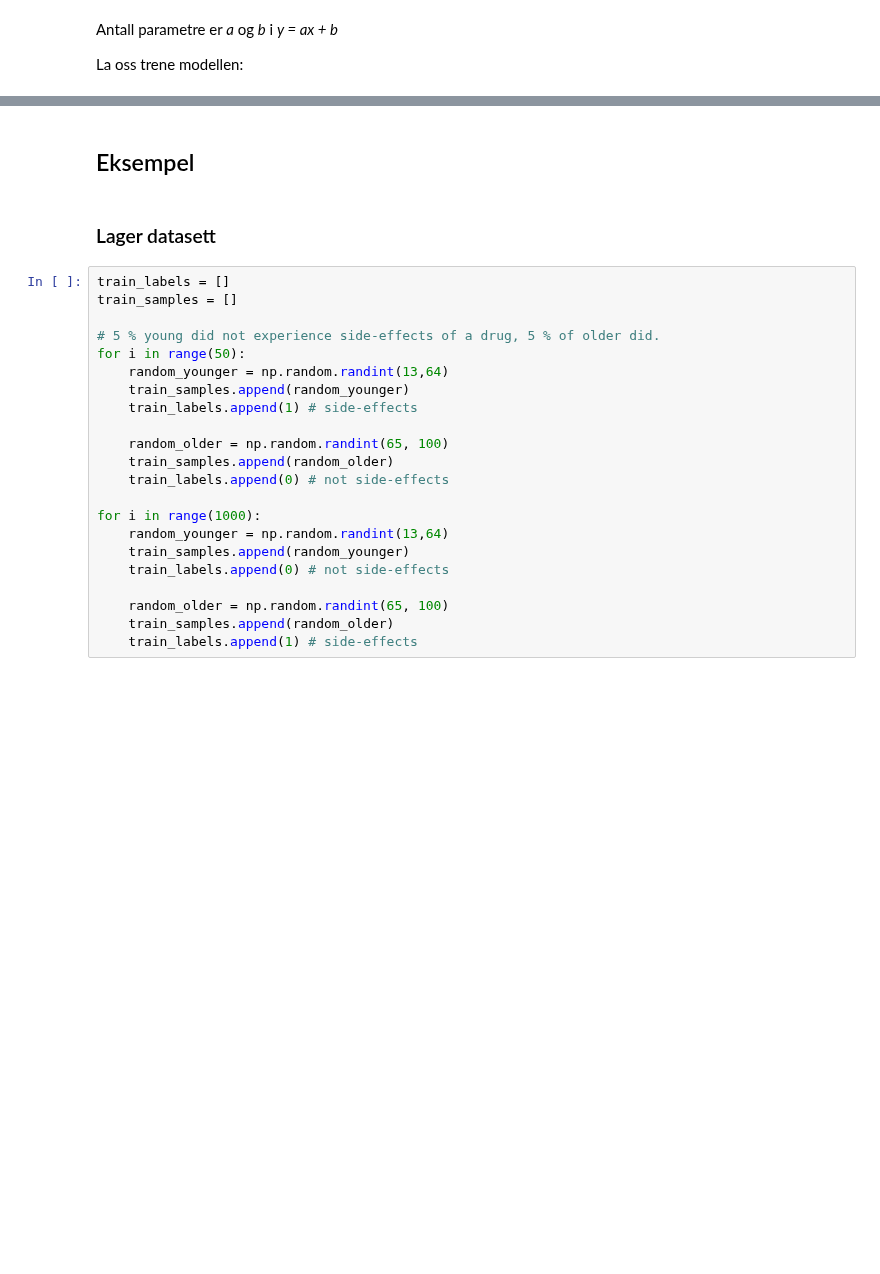
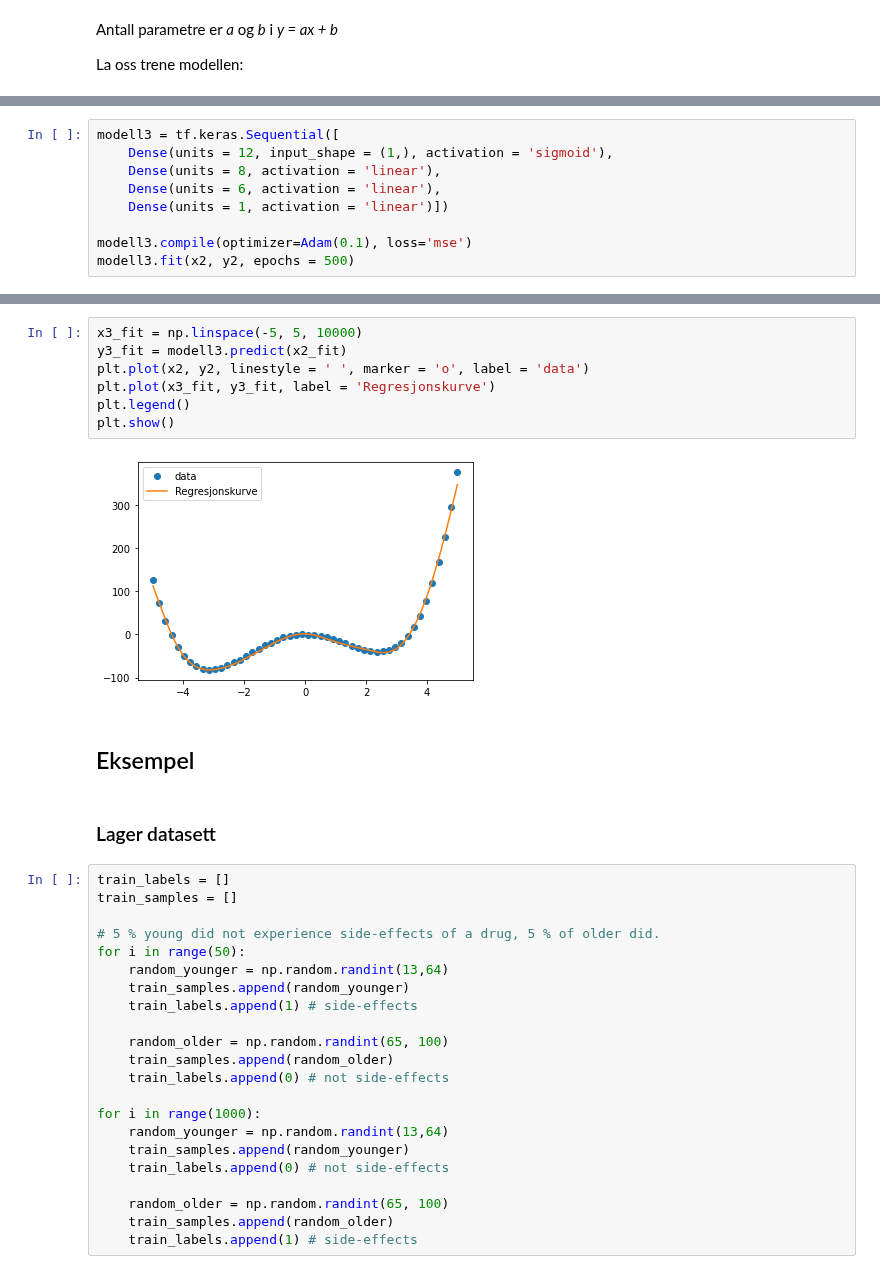
Before and after one commit to andreasdh/Programmering-og-modellering, a Jupyter notebook: docs/kunstig_intelligens_ml.ipynb, the cells around one changed output, grey strips where cells are left out. Drawn from its saved outputs; the diff is of its cells as text; blank space fills up the shorter version.

```diff
--- a/docs/kunstig_intelligens_ml.ipynb
+++ b/docs/kunstig_intelligens_ml.ipynb
@@ -89,0 +130,9 @@ print(y1, y2)
+# %%
+modell3 = tf.keras.Sequential([
+    Dense(units = 12, input_shape = (1,), activation = 'sigmoid'),
+    Dense(units = 8, activation = 'linear'),
+    Dense(units = 6, activation = 'linear'),
+    Dense(units = 1, activation = 'linear')])
+
+modell3.compile(optimizer=Adam(0.1), loss='mse')
+modell3.fit(x2, y2, epochs = 500)
@@ -90,3 +158,12 @@ print(y1, y2)
+# %%
+x3_fit = np.linspace(-5, 5, 10000)
+y3_fit = modell3.predict(x2_fit)
+plt.plot(x2, y2, linestyle = ' ', marker = 'o', label = 'data')
+plt.plot(x3_fit, y3_fit, label = 'Regresjonskurve')
+plt.legend()
+plt.show()
+# %% [output]
+[figure, added]
 # %% [markdown]
 ## Eksempel
 # %% [markdown]
```
Also changed, not shown: parts of 11 cells of this notebook, 2 other files.
